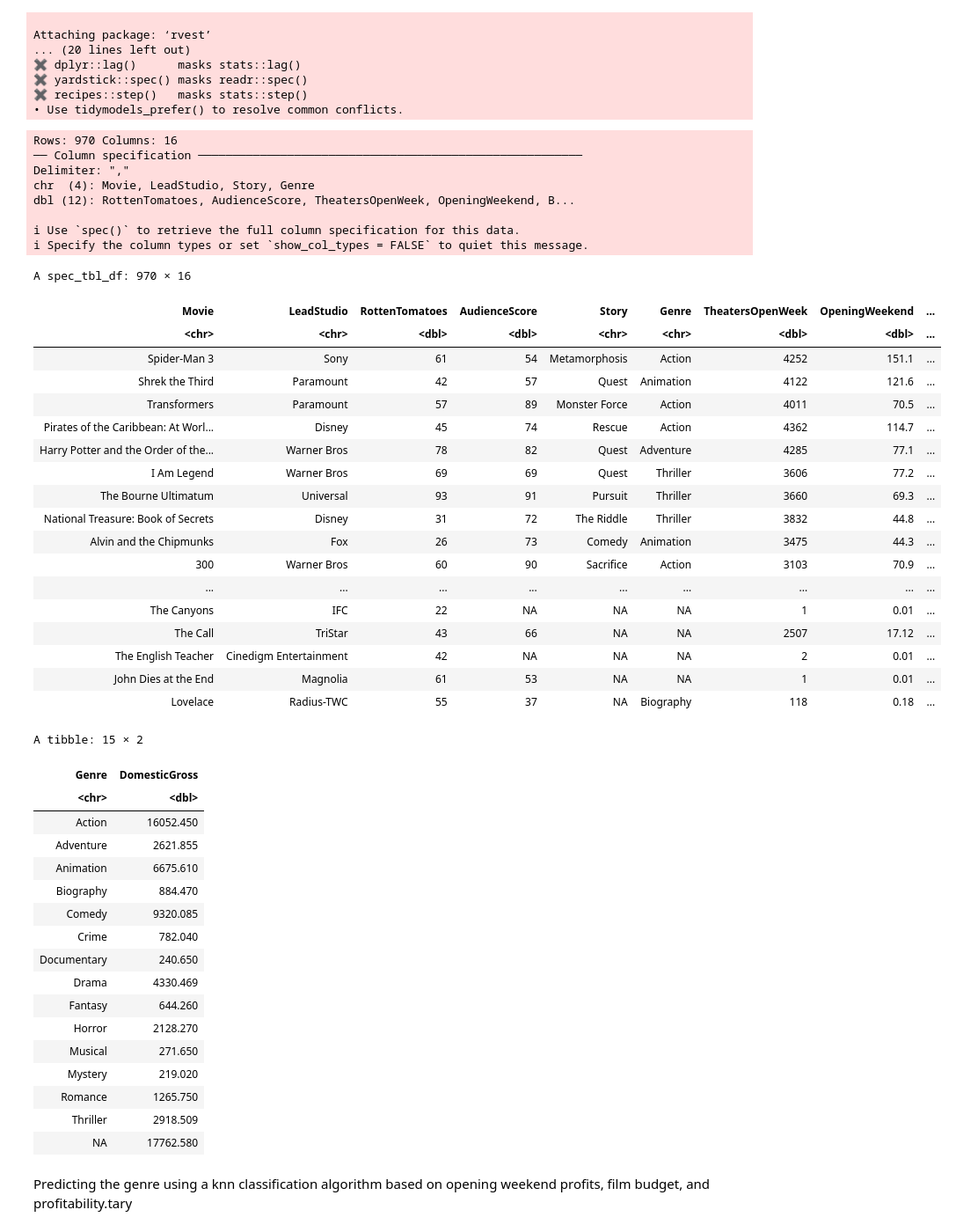
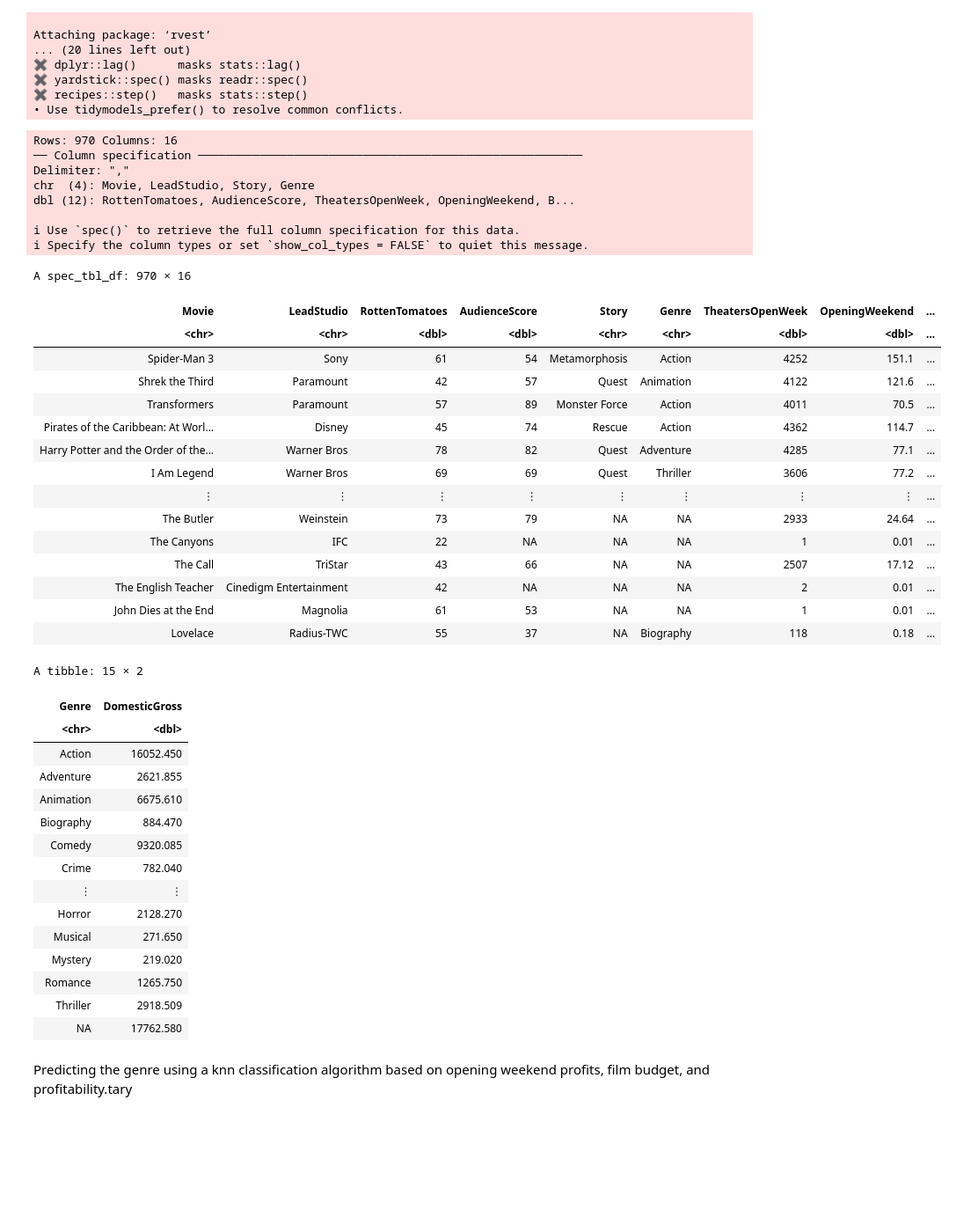
Before and after one commit to MatthewAnder/dsci-100_project_group24, a Jupyter notebook: Project Proposal (Group 24).ipynb, the cells around one changed output. Shown at 88% size. Cells and saved outputs as stored; diff of their text form; code cells hidden in the pictures; blank space fills up the shorter version.

```diff
--- a/Project Proposal (Group 24).ipynb
+++ b/Project Proposal (Group 24).ipynb
@@ -51,39 +51,37 @@ Attaching package: ‘rvest’
 • Use tidymodels_prefer() to resolve common conflicts.
 # %%
 # read dataset from the csv
+options(repr.matrix.max.rows = 12)
 
 url <- "https://raw.githubusercontent.com/reisanar/datasets/master/HollywoodMovies.csv"
 
 hollywood_movies <- read_csv(url)
 hollywood_movies
 
 #rough code to check all the different genres
 hollywood_movies|>
 group_by(Genre)|>
 summarize(DomesticGross = sum(DomesticGross))
 # %% [output]
 Rows: 970 Columns: 16
 ── Column specification ────────────────────────────────────────────────────────
 Delimiter: ","
 chr  (4): Movie, LeadStudio, Story, Genre
 dbl (12): RottenTomatoes, AudienceScore, TheatersOpenWeek, OpeningWeekend, B...
 
 ℹ Use `spec()` to retrieve the full column specification for this data.
 ℹ Specify the column types or set `show_col_types = FALSE` to quiet this message.
 A spec_tbl_df: 970 × 16
 | Movie | LeadStudio | RottenTomatoes | AudienceScore | Story | Genre | TheatersOpenWeek | OpeningWeekend | ... |
 | <chr> | <chr> | <dbl> | <dbl> | <chr> | <chr> | <dbl> | <dbl> | ... |
 | Spider-Man 3 | Sony | 61 | 54 | Metamorphosis | Action | 4252 | 151.1 | ... |
 | Shrek the Third | Paramount | 42 | 57 | Quest | Animation | 4122 | 121.6 | ... |
 | Transformers | Paramount | 57 | 89 | Monster Force | Action | 4011 | 70.5 | ... |
 | Pirates of the Caribbean: At Worl... | Disney | 45 | 74 | Rescue | Action | 4362 | 114.7 | ... |
 | Harry Potter and the Order of the... | Warner Bros | 78 | 82 | Quest | Adventure | 4285 | 77.1 | ... |
 | I Am Legend | Warner Bros | 69 | 69 | Quest | Thriller | 3606 | 77.2 | ... |
-| The Bourne Ultimatum | Universal | 93 | 91 | Pursuit | Thriller | 3660 | 69.3 | ... |
-| National Treasure: Book of Secrets | Disney | 31 | 72 | The Riddle | Thriller | 3832 | 44.8 | ... |
-| Alvin and the Chipmunks | Fox | 26 | 73 | Comedy | Animation | 3475 | 44.3 | ... |
-| 300 | Warner Bros | 60 | 90 | Sacrifice | Action | 3103 | 70.9 | ... |
-| ... | ... | ... | ... | ... | ... | ... | ... | ... |
+| ⋮ | ⋮ | ⋮ | ⋮ | ⋮ | ⋮ | ⋮ | ⋮ | ... |
+| The Butler | Weinstein | 73 | 79 | NA | NA | 2933 | 24.64 | ... |
 | The Canyons | IFC | 22 | NA | NA | NA | 1 | 0.01 | ... |
 | The Call | TriStar | 43 | 66 | NA | NA | 2507 | 17.12 | ... |
 | The English Teacher | Cinedigm Entertainment | 42 | NA | NA | NA | 2 | 0.01 | ... |
@@ -98,9 +96,7 @@ A tibble: 15 × 2
 | Biography | 884.470 |
 | Comedy | 9320.085 |
 | Crime | 782.040 |
-| Documentary | 240.650 |
-| Drama | 4330.469 |
-| Fantasy | 644.260 |
+| ⋮ | ⋮ |
 | Horror | 2128.270 |
 | Musical | 271.650 |
 | Mystery | 219.020 |
```
Also changed, not shown: parts of 3 cells of this notebook.
